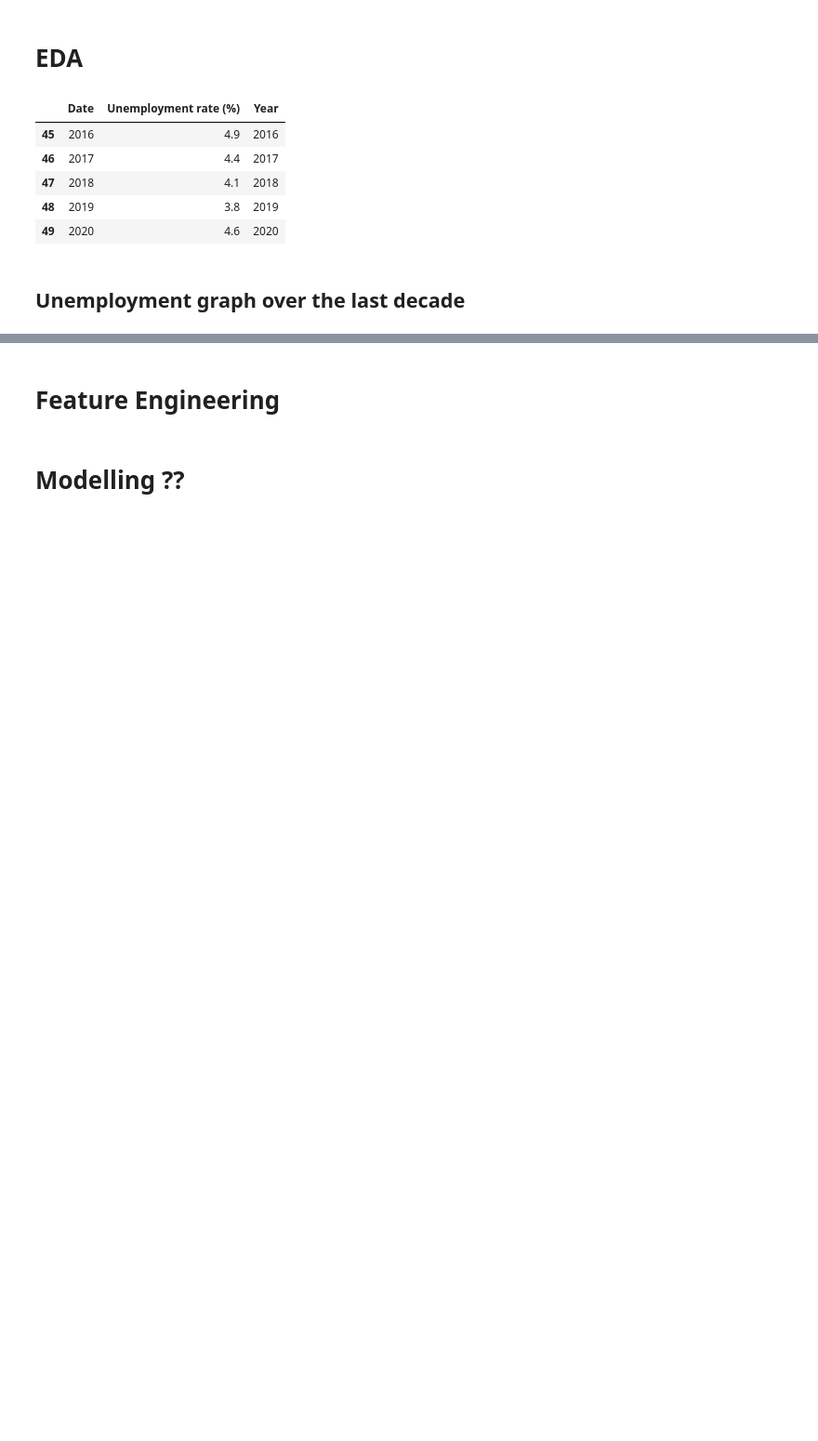
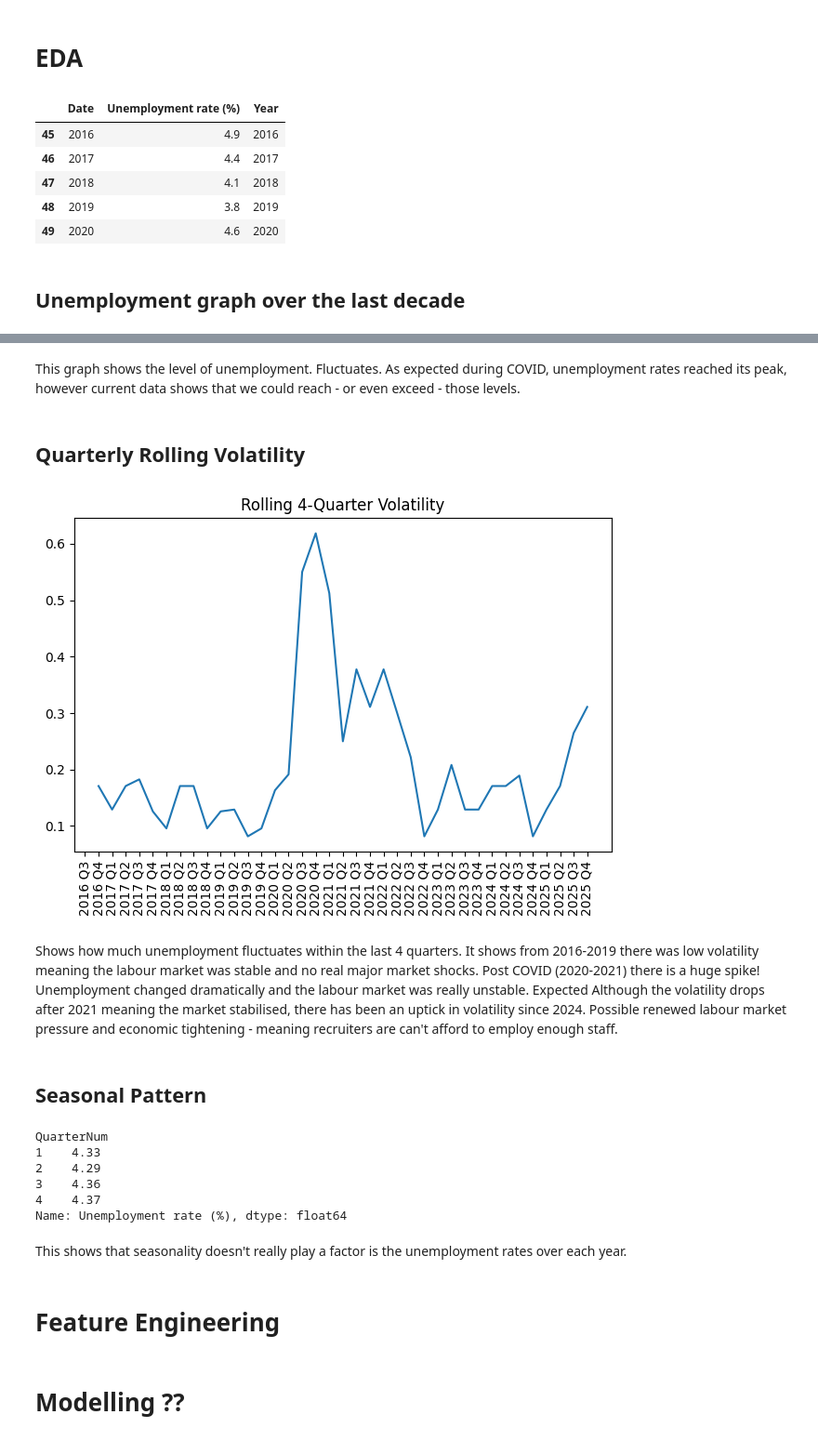
Before and after one commit to neer-shah/UK-unemployment-2026, a Jupyter notebook: main.ipynb, the cells around one changed output, grey strips where cells are left out. Shown at 93% size. Saved outputs shown, nothing was run; the diff lists cells and outputs as text; code cells hidden in the pictures; blank space fills up the shorter version.

```diff
--- a/main.ipynb
+++ b/main.ipynb
@@ -146,3 +146,47 @@ plt.show()
+# %% [markdown]
+This graph shows the level of unemployment. Fluctuates. As expected during COVID, unemployment rates reached its peak, however current data shows that we could reach - or even exceed - those levels.
+# %% [markdown]
+## Quarterly Rolling Volatility
+# %%
+quarterly_df["Rolling_volatility"] = quarterly_df["Unemployment rate (%)"].rolling(4).std()
+
+plt.figure()
+plt.plot(quarterly_df["Date"], quarterly_df["Rolling_volatility"])
+plt.xticks(rotation=90)
+plt.title("Rolling 4-Quarter Volatility")
+plt.tight_layout()
+plt.show()
+# %% [output]
+[figure, added]
+# %% [markdown]
+Shows how much unemployment fluctuates within the last 4 quarters.
+It shows from 2016-2019 there was low volatility meaning the labour market was stable and no real major market shocks.
+Post COVID (2020-2021) there is a huge spike! Unemployment changed dramatically and the labour market was really unstable. Expected
+Although the volatility drops after 2021 meaning the market stabilised, there has been an uptick in volatility since 2024. Possible renewed labour market pressure and economic tightening - meaning recruiters are can't afford to employ enough staff.
+# %% [markdown]
+## Seasonal Pattern
+# %%
+quarterly_df["Year"] = quarterly_df["Year"].astype(int)
+quarterly_df["Quarter"] = quarterly_df["Quarter"].astype(int)
+
+quarterly_df["Date"] = pd.PeriodIndex(
+    quarterly_df["Year"].astype(str) + "Q" + quarterly_df["Quarter"].astype(str),
+    freq="Q"
+).to_timestamp()
+
+quarterly_df["QuarterNum"] = quarterly_df["Date"].dt.quarter
+
+seasonal = quarterly_df.groupby("QuarterNum")["Unemployment rate (%)"].mean()
+print(seasonal)
+# %% [output]
+QuarterNum
+1    4.33
+2    4.29
+3    4.36
+4    4.37
+Name: Unemployment rate (%), dtype: float64
+# %% [markdown]
+This shows that seasonality doesn't really play a factor is the unemployment rates over each year.
 # %% [markdown]
 # Feature Engineering
 # %% [markdown]
```
Also changed, not shown: parts of 2 cells of this notebook.
